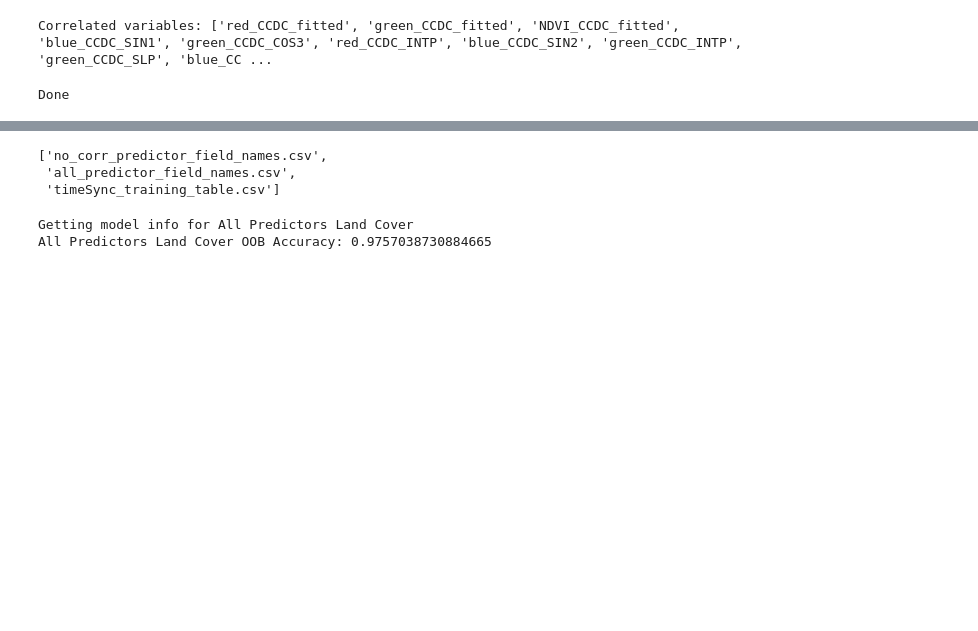
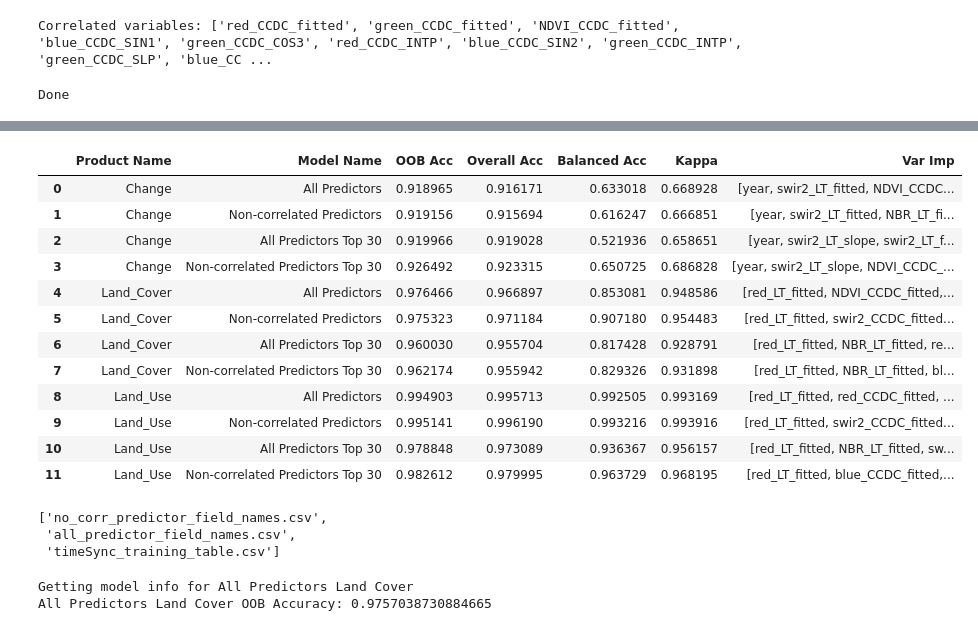
Before and after one commit to redcastle-resources/lcms-training, a Jupyter notebook: 5.1-Model_Calibration.ipynb, the cells around one changed output, grey strips where cells are left out. Saved outputs shown, nothing was run; the diff lists cells and outputs as text; code cells hidden in the pictures; blank space fills up the shorter version.

```diff
--- a/5.1-Model_Calibration.ipynb
+++ b/5.1-Model_Calibration.ipynb
@@ -439,3 +520,20 @@ Done
+# %%
+a = pd.DataFrame(acc_table,columns = ['Product Name','Model Name','OOB Acc','Overall Acc','Balanced Acc','Kappa','Var Imp'])
+display(a)
+# %% [output]
+|  | Product Name | Model Name | OOB Acc | Overall Acc | Balanced Acc | Kappa | Var Imp |
+| 0 | Change | All Predictors | 0.918965 | 0.916171 | 0.633018 | 0.668928 | [year, swir2_LT_fitted, NDVI_CCDC... |
+| 1 | Change | Non-correlated Predictors | 0.919156 | 0.915694 | 0.616247 | 0.666851 | [year, swir2_LT_fitted, NBR_LT_fi... |
+| 2 | Change | All Predictors Top 30 | 0.919966 | 0.919028 | 0.521936 | 0.658651 | [year, swir2_LT_slope, swir2_LT_f... |
+| 3 | Change | Non-correlated Predictors Top 30 | 0.926492 | 0.923315 | 0.650725 | 0.686828 | [year, swir2_LT_slope, NDVI_CCDC_... |
+| 4 | Land_Cover | All Predictors | 0.976466 | 0.966897 | 0.853081 | 0.948586 | [red_LT_fitted, NDVI_CCDC_fitted,... |
+| 5 | Land_Cover | Non-correlated Predictors | 0.975323 | 0.971184 | 0.907180 | 0.954483 | [red_LT_fitted, swir2_CCDC_fitted... |
+| 6 | Land_Cover | All Predictors Top 30 | 0.960030 | 0.955704 | 0.817428 | 0.928791 | [red_LT_fitted, NBR_LT_fitted, re... |
+| 7 | Land_Cover | Non-correlated Predictors Top 30 | 0.962174 | 0.955942 | 0.829326 | 0.931898 | [red_LT_fitted, NBR_LT_fitted, bl... |
+| 8 | Land_Use | All Predictors | 0.994903 | 0.995713 | 0.992505 | 0.993169 | [red_LT_fitted, red_CCDC_fitted, ... |
+| 9 | Land_Use | Non-correlated Predictors | 0.995141 | 0.996190 | 0.993216 | 0.993916 | [red_LT_fitted, swir2_CCDC_fitted... |
+| 10 | Land_Use | All Predictors Top 30 | 0.978848 | 0.973089 | 0.936367 | 0.956157 | [red_LT_fitted, NBR_LT_fitted, sw... |
+| 11 | Land_Use | Non-correlated Predictors Top 30 | 0.982612 | 0.979995 | 0.963729 | 0.968195 | [red_LT_fitted, blue_CCDC_fitted,... |
 # %%
 os.listdir(local_training_data_folder)
 # %% [output]
```
Also changed, not shown: parts of 3 cells of this notebook.
